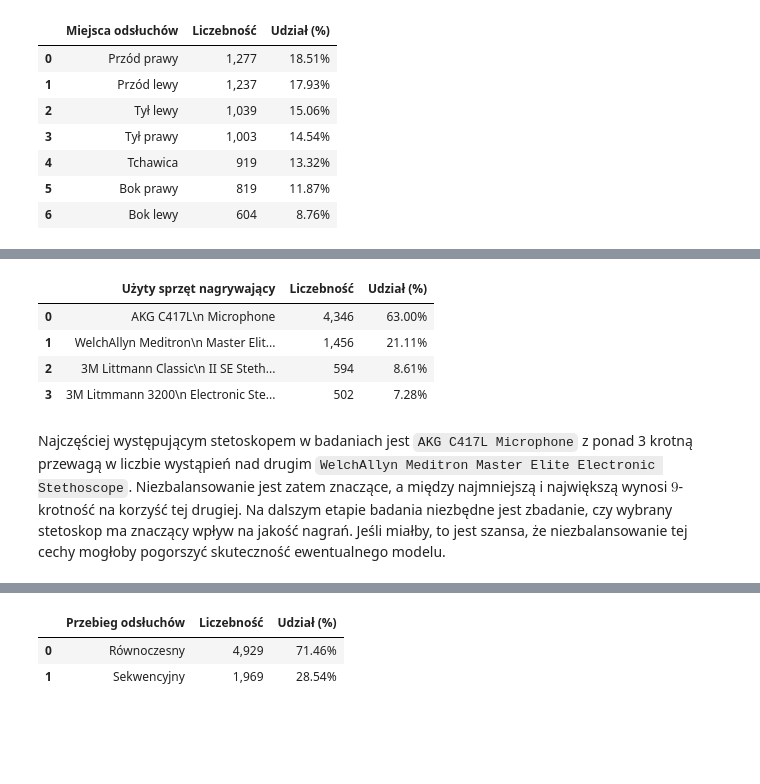
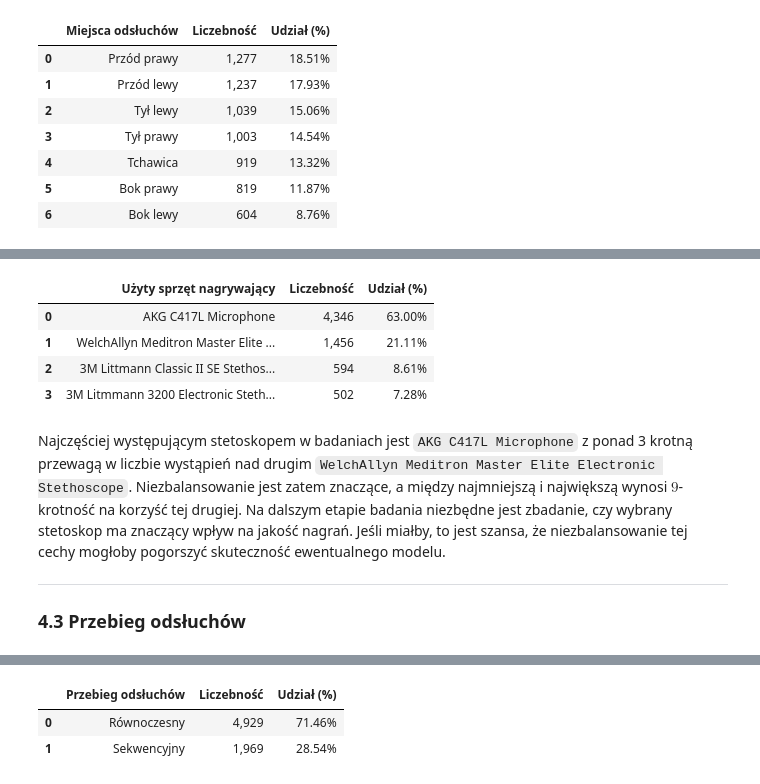
Before and after one commit to gwiazdan/respiratory-sound-analysis, a Jupyter notebook: notebooks/01_eda_icbhi.ipynb, the cells around one changed output, grey strips where cells are left out. Drawn from its saved outputs; the diff is of its cells as text; code cells hidden in the pictures; blank space fills up the shorter version.

```diff
--- a/notebooks/01_eda_icbhi.ipynb
+++ b/notebooks/01_eda_icbhi.ipynb
@@ -343,14 +350,18 @@ plt.show()
 # %%
 percentages = (counts / len(df)) * 100
-pd.DataFrame({'Użyty sprzęt nagrywający': [labels_map[label] for label in counts.index], 'Liczebność': [f"{val:,.0f}" for val in counts], 'Udział (%)': [f"{val:.2f}%" for val in percentages]})
+pd.DataFrame({'Użyty sprzęt nagrywający': [labels_map[label].replace("\n","") for label in counts.index], 'Liczebność': [f"{val:,.0f}" for val in counts], 'Udział (%)': [f"{val:.2f}%" for val in percentages]})
 # %% [output]
 |  | Użyty sprzęt nagrywający | Liczebność | Udział (%) |
-| 0 | AKG C417L\n Microphone | 4,346 | 63.00% |
-| 1 | WelchAllyn Meditron\n Master Elit... | 1,456 | 21.11% |
-| 2 | 3M Littmann Classic\n II SE Steth... | 594 | 8.61% |
-| 3 | 3M Litmmann 3200\n Electronic Ste... | 502 | 7.28% |
+| 0 | AKG C417L Microphone | 4,346 | 63.00% |
+| 1 | WelchAllyn Meditron Master Elite ... | 1,456 | 21.11% |
+| 2 | 3M Littmann Classic II SE Stethos... | 594 | 8.61% |
+| 3 | 3M Litmmann 3200 Electronic Steth... | 502 | 7.28% |
 # %% [markdown]
 Najczęściej występującym stetoskopem w badaniach jest `AKG C417L Microphone` z ponad 3 krotną przewagą w liczbie wystąpień nad drugim `WelchAllyn Meditron Master Elite Electronic Stethoscope`. Niezbalansowanie jest zatem znaczące, a między najmniejszą i największą wynosi $9$-krotność na korzyść tej drugiej. Na dalszym etapie badania niezbędne jest zbadanie, czy wybrany stetoskop ma znaczący wpływ na jakość nagrań. Jeśli miałby, to jest szansa, że niezbalansowanie tej cechy mogłoby pogorszyć skuteczność ewentualnego modelu.
+
+---
+
+### 4.3 Przebieg odsłuchów
 # %%
 fig, (ax1, ax2) = plt.subplots(1, 2, figsize=(12, 5), dpi=125, constrained_layout=True)
 
```
Also changed, not shown: parts of 11 cells of this notebook.
